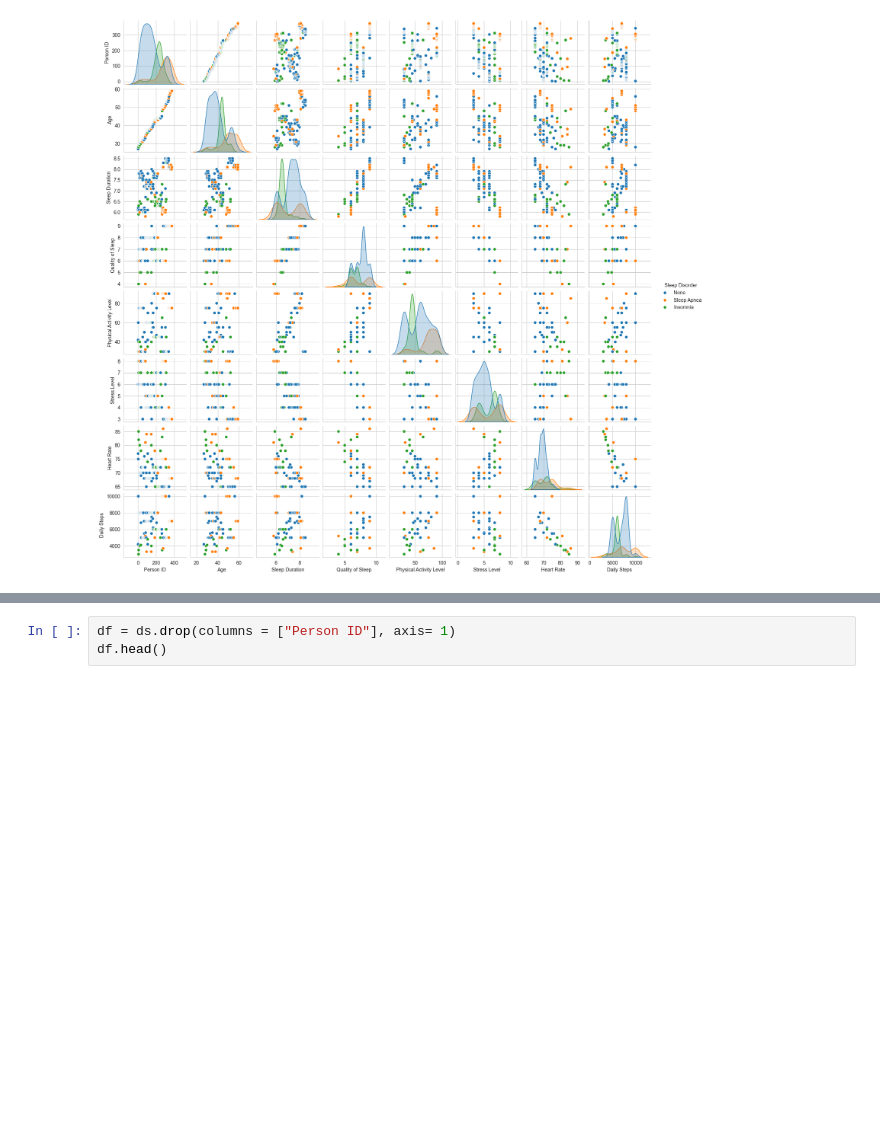
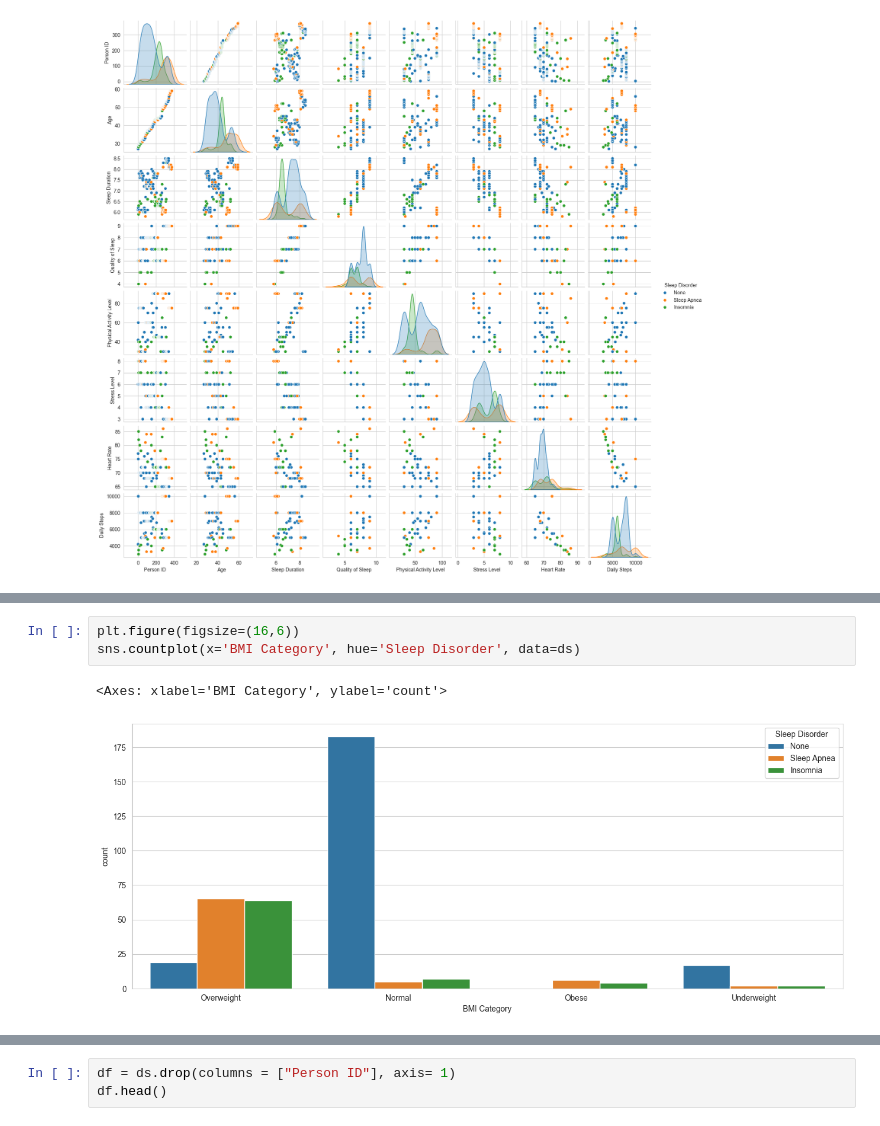
Before and after one commit to let8301/Sleep-disorder-prediction, a Jupyter notebook: notebooks/sleep.ipynb, the cells around one changed output, grey strips where cells are left out. Drawn from its saved outputs; the diff is of its cells as text; blank space fills up the shorter version.

```diff
--- a/notebooks/sleep.ipynb
+++ b/notebooks/sleep.ipynb
@@ -117,0 +147,6 @@ plt.show()
+# %%
+plt.figure(figsize=(16,6))
+sns.countplot(x='BMI Category', hue='Sleep Disorder', data=ds)
+# %% [output]
+<Axes: xlabel='BMI Category', ylabel='count'>
+[figure, added]
```
Also changed, not shown: parts of 35 cells of this notebook, 6 other files.
